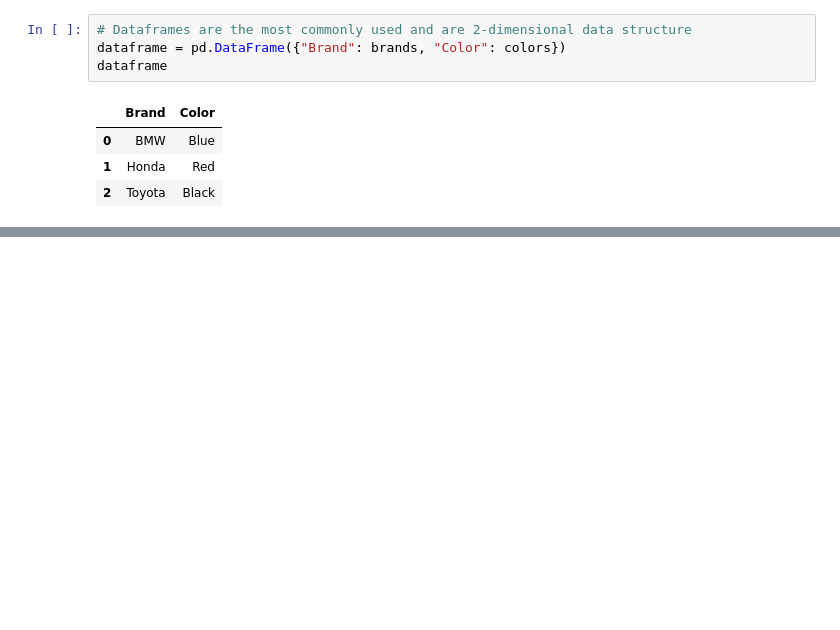
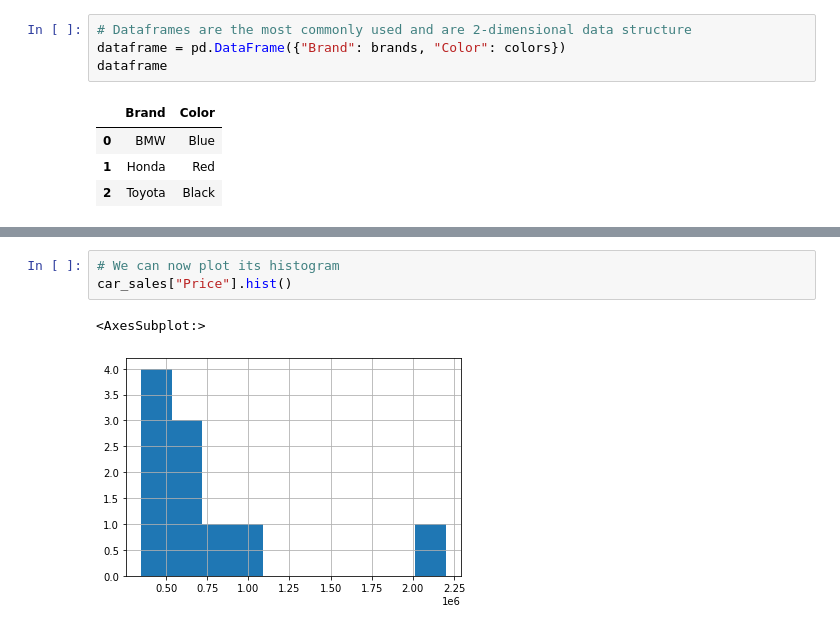
Before and after one commit to victorgcapone/udemy-bootcamp, a Jupyter notebook: Pandas Data Analysis.ipynb, the cells around one changed output, grey strips where cells are left out. Drawn from its saved outputs; the diff is of its cells as text; blank space fills up the shorter version.

```diff
--- a/Pandas Data Analysis.ipynb
+++ b/Pandas Data Analysis.ipynb
@@ -40,0 +303,6 @@ data.head()
+# %%
+# We can now plot its histogram
+car_sales["Price"].hist()
+# %% [output]
+<AxesSubplot:>
+[figure, added]
```
Also changed, not shown: parts of 30 cells of this notebook, 1 other file.
